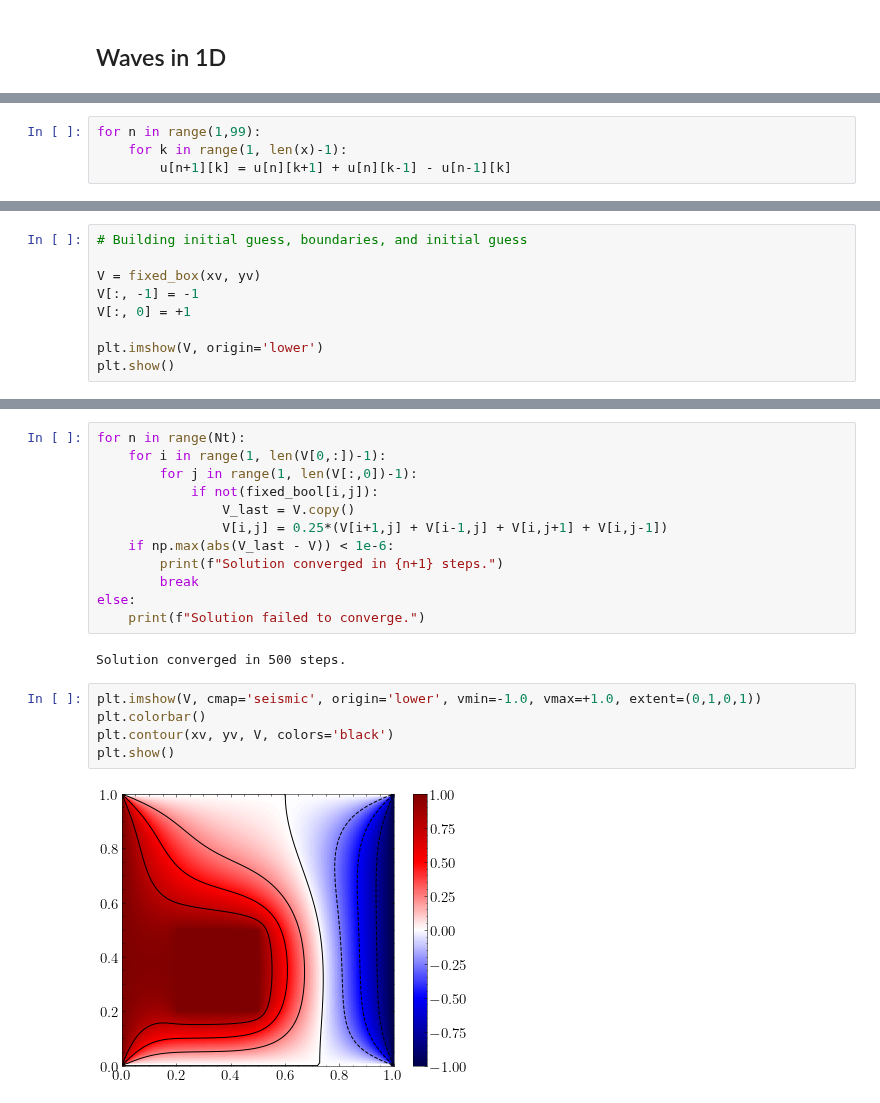
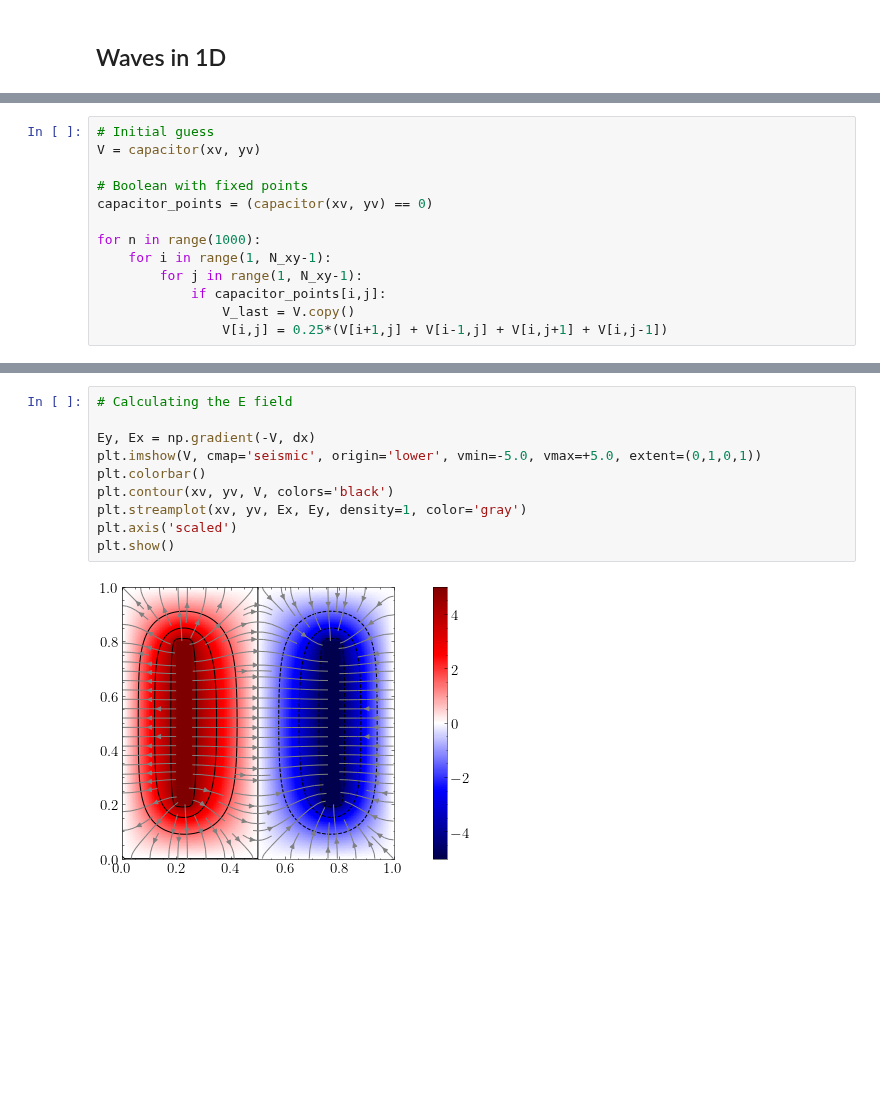
Before and after one commit to franklinzppa/fisica-computacional, a Jupyter notebook: Week 7 - Waves.ipynb, the cells around one changed output, grey strips where cells are left out. Cells and saved outputs as stored; diff of their text form; blank space fills up the shorter version.

Commit message:
added capacitor

```diff
--- a/Week 7 - Waves.ipynb
+++ b/Week 7 - Waves.ipynb
@@ -61,4 +137,0 @@ u[1][-1] = 0.0
-# %%
-for n in range(1,99):
-    for k in range(1, len(x)-1):
-        u[n+1][k] = u[n][k+1] + u[n][k-1] - u[n-1][k]
@@ -195 +243,14 @@ Solution converged in 1104 steps.
+# %%
+# Initial guess
+V = capacitor(xv, yv)
+
+# Boolean with fixed points
+capacitor_points = (capacitor(xv, yv) == 0)
+
+for n in range(1000):
+    for i in range(1, N_xy-1):
+        for j in range(1, N_xy-1):
+            if capacitor_points[i,j]:
+                V_last = V.copy()
+                V[i,j] = 0.25*(V[i+1,j] + V[i-1,j] + V[i,j+1] + V[i,j-1])
 # %%
@@ -216,9 +264,0 @@ plt.show()
-# %%
-# Building initial guess, boundaries, and initial guess
-
-V = fixed_box(xv, yv)
-V[:, -1] = -1
-V[:, 0] = +1
-
-plt.imshow(V, origin='lower')
-plt.show()
@@ -227,21 +265,12 @@ plt.show()
-# %%
-for n in range(Nt):
-    for i in range(1, len(V[0,:])-1):
-        for j in range(1, len(V[:,0])-1):
-            if not(fixed_bool[i,j]):
-                V_last = V.copy()
-                V[i,j] = 0.25*(V[i+1,j] + V[i-1,j] + V[i,j+1] + V[i,j-1])
-    if np.max(abs(V_last - V)) < 1e-6:
-        print(f"Solution converged in {n+1} steps.")
-        break
-else:
-    print(f"Solution failed to converge.")
-# %% [output]
-Solution converged in 500 steps.
 # %%
-plt.imshow(V, cmap='seismic', origin='lower', vmin=-1.0, vmax=+1.0, extent=(0,1,0,1))
+# Calculating the E field
+
+Ey, Ex = np.gradient(-V, dx)
+plt.imshow(V, cmap='seismic', origin='lower', vmin=-5.0, vmax=+5.0, extent=(0,1,0,1))
 plt.colorbar()
 plt.contour(xv, yv, V, colors='black')
+plt.streamplot(xv, yv, Ex, Ey, density=1, color='gray')
+plt.axis('scaled')
 plt.show()
 # %% [output]
-[figure, old version]
+[figure, new version]
```
Also changed, not shown: parts of 21 cells of this notebook.
